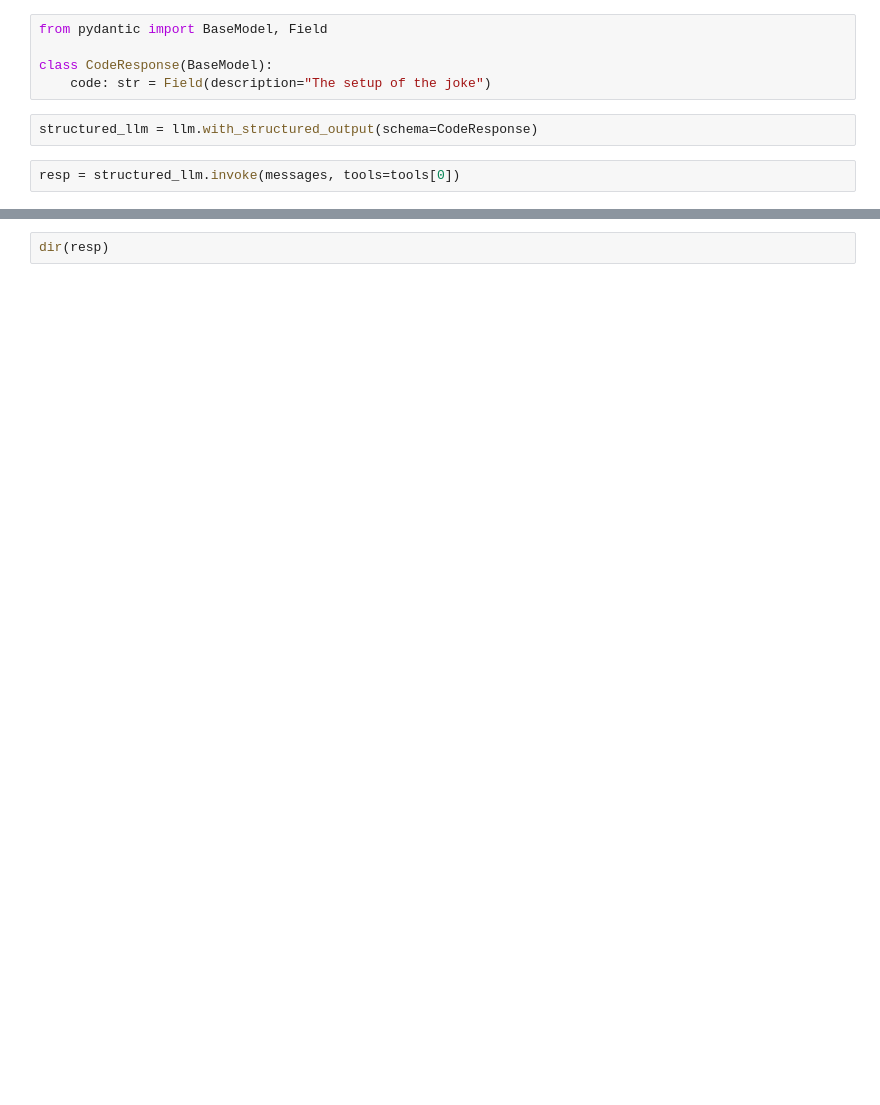
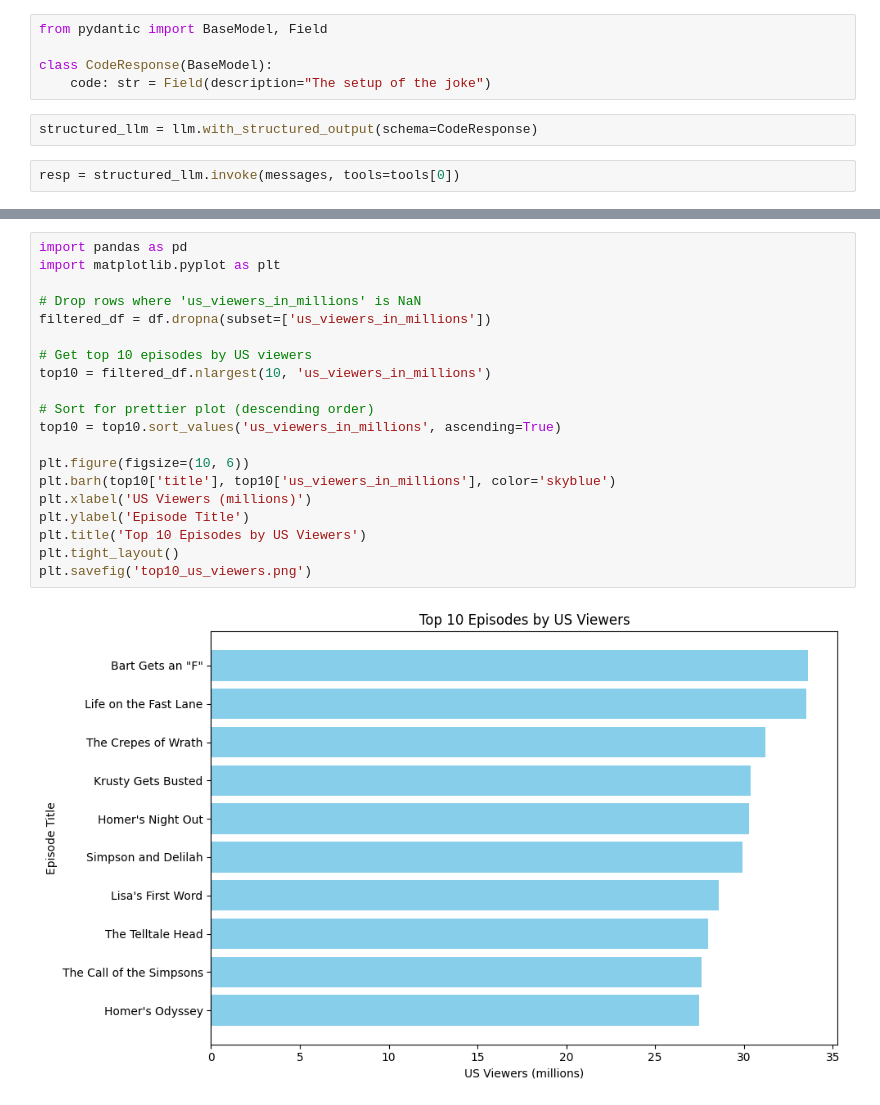
Before and after one commit to brisacoder/data-analysis-agent, a Jupyter notebook: agent.ipynb, the cells around one changed output, grey strips where cells are left out. Saved outputs shown, nothing was run; the diff lists cells and outputs as text; blank space fills up the shorter version.

```diff
--- a/agent.ipynb
+++ b/agent.ipynb
@@ -189,2 +192,22 @@ def plot_top_10_episodes_by_us_viewers(df: pd.DataFrame) -> None:
 # %%
-dir(resp)
+import pandas as pd
+import matplotlib.pyplot as plt
+
+# Drop rows where 'us_viewers_in_millions' is NaN
+filtered_df = df.dropna(subset=['us_viewers_in_millions'])
+
+# Get top 10 episodes by US viewers
+top10 = filtered_df.nlargest(10, 'us_viewers_in_millions')
+
+# Sort for prettier plot (descending order)
+top10 = top10.sort_values('us_viewers_in_millions', ascending=True)
+
+plt.figure(figsize=(10, 6))
+plt.barh(top10['title'], top10['us_viewers_in_millions'], color='skyblue')
+plt.xlabel('US Viewers (millions)')
+plt.ylabel('Episode Title')
+plt.title('Top 10 Episodes by US Viewers')
+plt.tight_layout()
+plt.savefig('top10_us_viewers.png')
+# %% [output]
+[figure, added]
```
Also changed, not shown: parts of 5 cells of this notebook, 5 other files.
